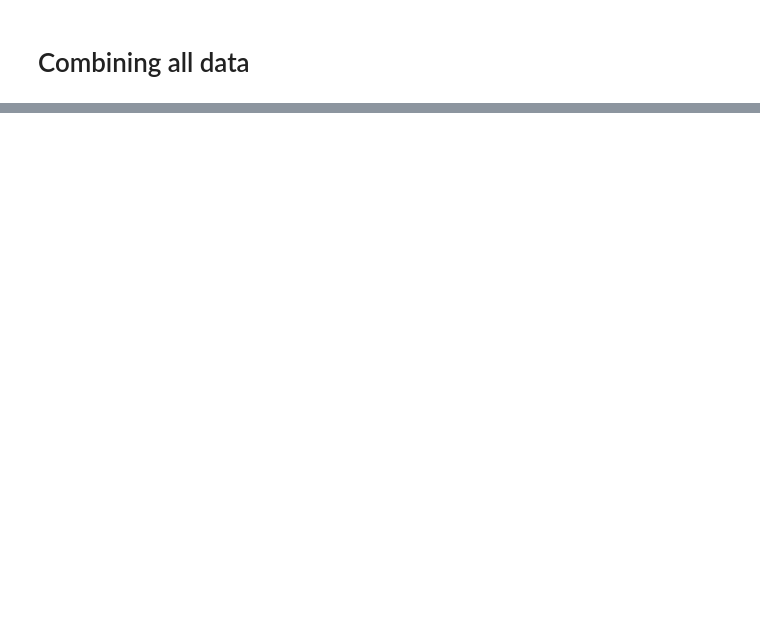
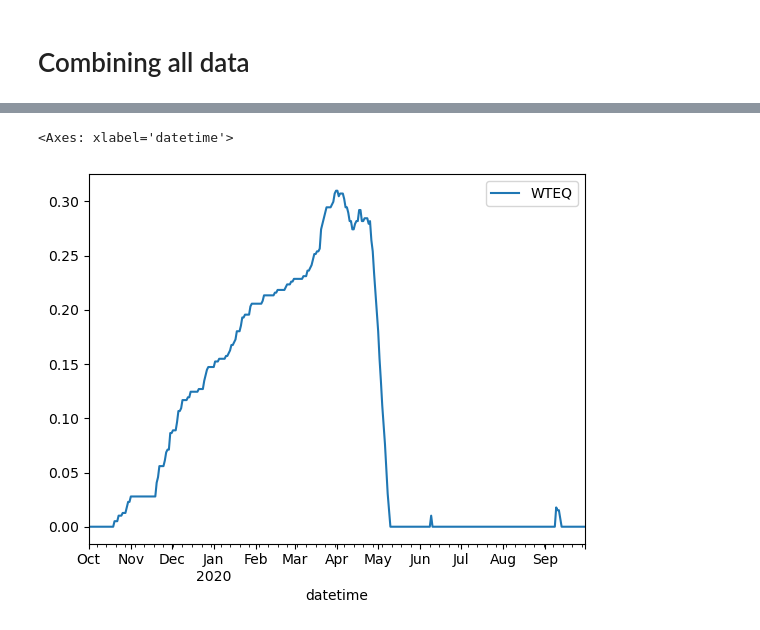
Before and after one commit to snowex-hackweek/snowmelt-timing-2024, a Jupyter notebook: notebooks/combined_data.ipynb, the cells around one changed output, grey strips where cells are left out. Drawn from its saved outputs; the diff is of its cells as text; code cells hidden in the pictures; blank space fills up the shorter version.

Commit message:
add data to combined nb

```diff
--- a/notebooks/combined_data.ipynb
+++ b/notebooks/combined_data.ipynb
@@ -13,6 +14,8 @@ import earthaccess
 # %%
-bbox_gdf = gpd.read_file('grand_mesa.geojson')
-sample_area_gdf = gpd.read_file('../../data/sample_area.geojson')
-sample_area_proj_gdf = sample_area_gdf.to_crs('EPSG:32613')
+bbox_gdf = gpd.read_file('../data/grand_mesa.geojson')
+sample_area_gdf = gpd.read_file('../data/sample_area.geojson')
+
+start_date = "2019-10-01"
+end_date = "2020-09-30"
 # %%
 station_collection = easysnowdata.automatic_weather_stations.StationCollection(sortby_dist_to_geom=bbox_gdf)
@@ -21,3 +45,9 @@ station_collection.get_data('622_CO_SNTL',variables=['WTEQ'])
+# %%
+f,ax=plt.subplots()
+station_collection.data.loc[slice(start_date,end_date)].plot(ax=ax)
+# %% [output]
+<Axes: xlabel='datetime'>
+[figure, added]
 # %%
 s2 = easysnowdata.remote_sensing.Sentinel2(
     bbox_input=sample_area_gdf,
```
Also changed, not shown: parts of 17 cells of this notebook.
